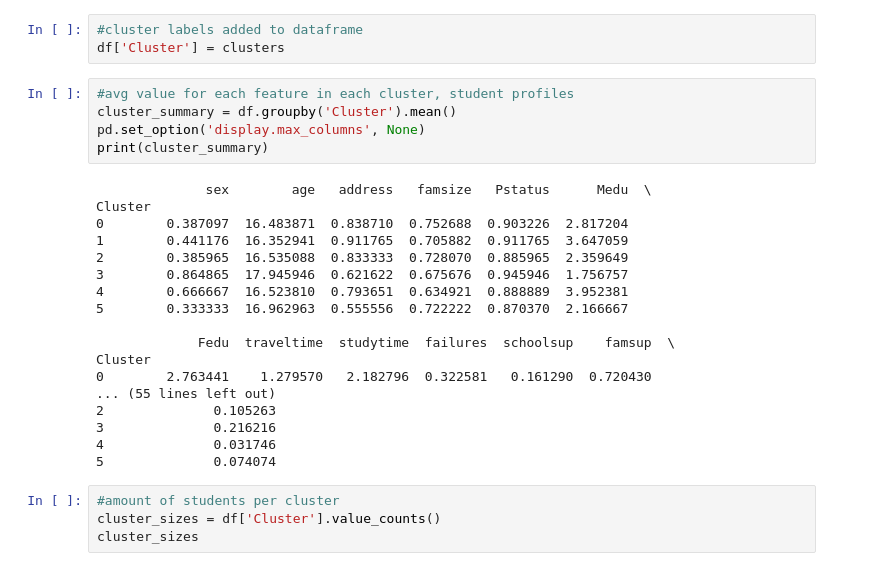
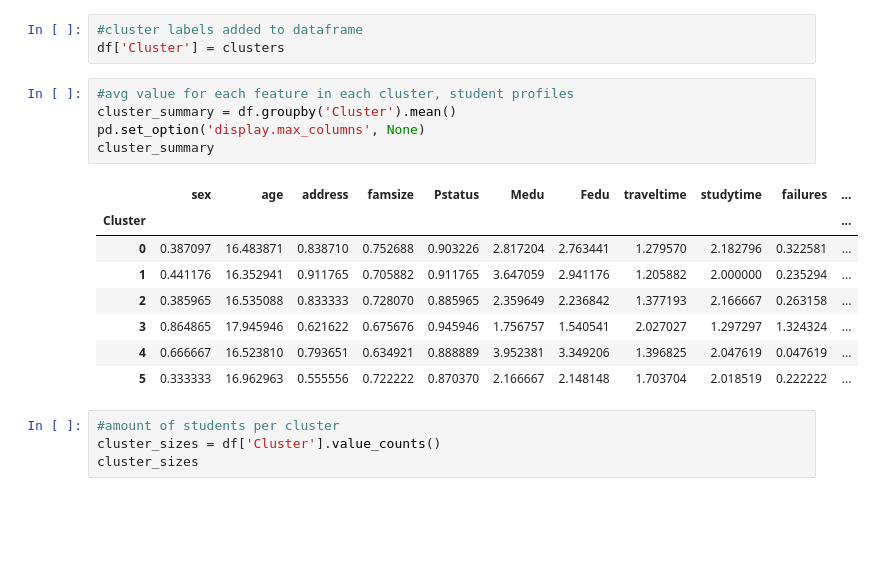
Before and after one commit to Ariana-Elahi/ML-Final-Project, a Jupyter notebook: unsupervised_model.ipynb, the cells around one changed output. Cells and saved outputs as stored; diff of their text form; blank space fills up the shorter version.

```diff
--- a/unsupervised_model.ipynb
+++ b/unsupervised_model.ipynb
@@ -145,26 +159,17 @@ df['Cluster'] = clusters
 # %%
 #avg value for each feature in each cluster, student profiles
 cluster_summary = df.groupby('Cluster').mean()
 pd.set_option('display.max_columns', None)
-print(cluster_summary)
+cluster_summary
 # %% [output]
-              sex        age   address   famsize   Pstatus      Medu  \
-Cluster
-0        0.387097  16.483871  0.838710  0.752688  0.903226  2.817204
-1        0.441176  16.352941  0.911765  0.705882  0.911765  3.647059
-2        0.385965  16.535088  0.833333  0.728070  0.885965  2.359649
-3        0.864865  17.945946  0.621622  0.675676  0.945946  1.756757
-4        0.666667  16.523810  0.793651  0.634921  0.888889  3.952381
-5        0.333333  16.962963  0.555556  0.722222  0.870370  2.166667
-
-             Fedu  traveltime  studytime  failures  schoolsup    famsup  \
-Cluster
-0        2.763441    1.279570   2.182796  0.322581   0.161290  0.720430
-... (55 lines left out)
-2              0.105263
-3              0.216216
-4              0.031746
-5              0.074074
+|  | sex | age | address | famsize | Pstatus | Medu | Fedu | traveltime | studytime | failures | ... |
+| Cluster |  |  |  |  |  |  |  |  |  |  | ... |
+| 0 | 0.387097 | 16.483871 | 0.838710 | 0.752688 | 0.903226 | 2.817204 | 2.763441 | 1.279570 | 2.182796 | 0.322581 | ... |
+| 1 | 0.441176 | 16.352941 | 0.911765 | 0.705882 | 0.911765 | 3.647059 | 2.941176 | 1.205882 | 2.000000 | 0.235294 | ... |
+| 2 | 0.385965 | 16.535088 | 0.833333 | 0.728070 | 0.885965 | 2.359649 | 2.236842 | 1.377193 | 2.166667 | 0.263158 | ... |
+| 3 | 0.864865 | 17.945946 | 0.621622 | 0.675676 | 0.945946 | 1.756757 | 1.540541 | 2.027027 | 1.297297 | 1.324324 | ... |
+| 4 | 0.666667 | 16.523810 | 0.793651 | 0.634921 | 0.888889 | 3.952381 | 3.349206 | 1.396825 | 2.047619 | 0.047619 | ... |
+| 5 | 0.333333 | 16.962963 | 0.555556 | 0.722222 | 0.870370 | 2.166667 | 2.148148 | 1.703704 | 2.018519 | 0.222222 | ... |
 # %%
 #amount of students per cluster
 cluster_sizes = df['Cluster'].value_counts()
```
Also changed, not shown: parts of 2 cells of this notebook, 2 other files.
